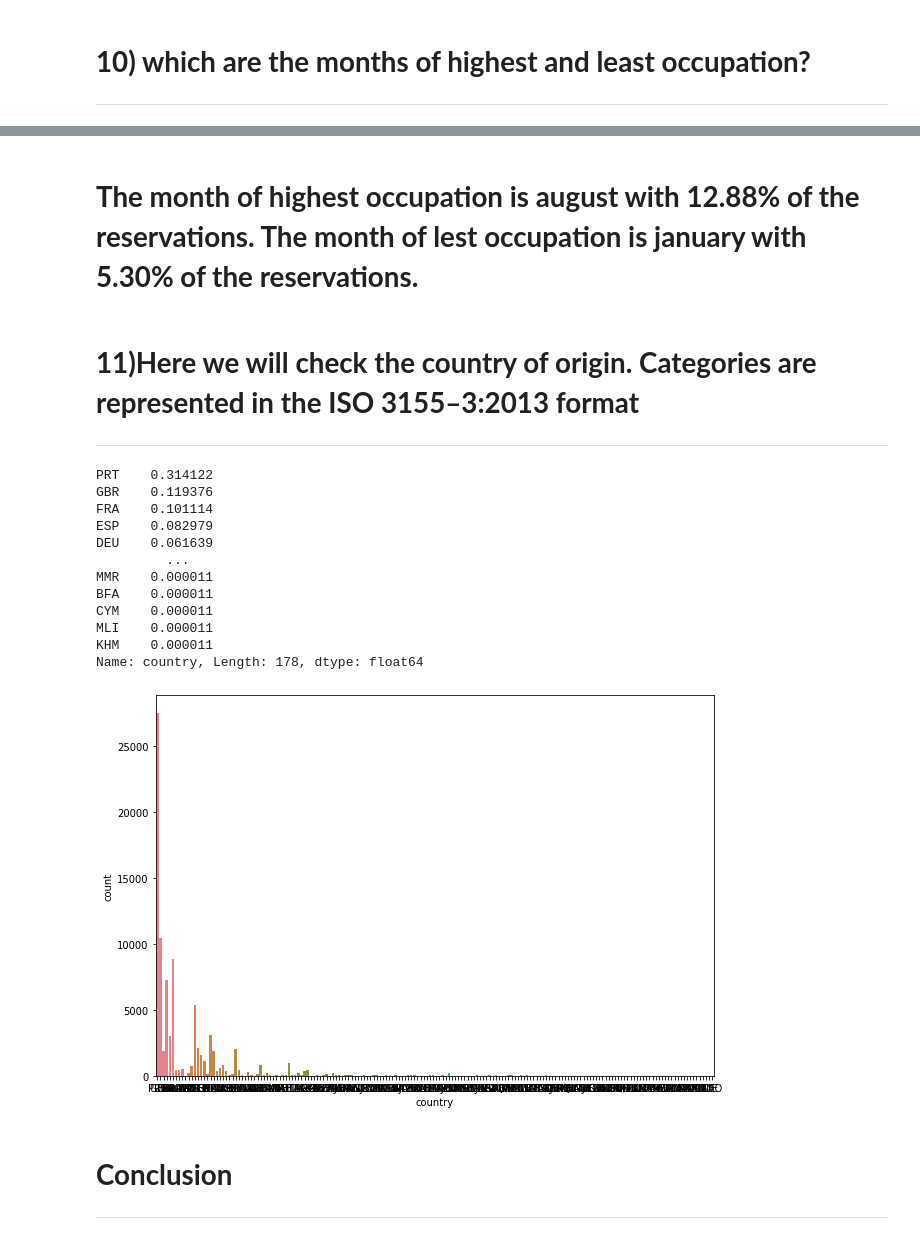
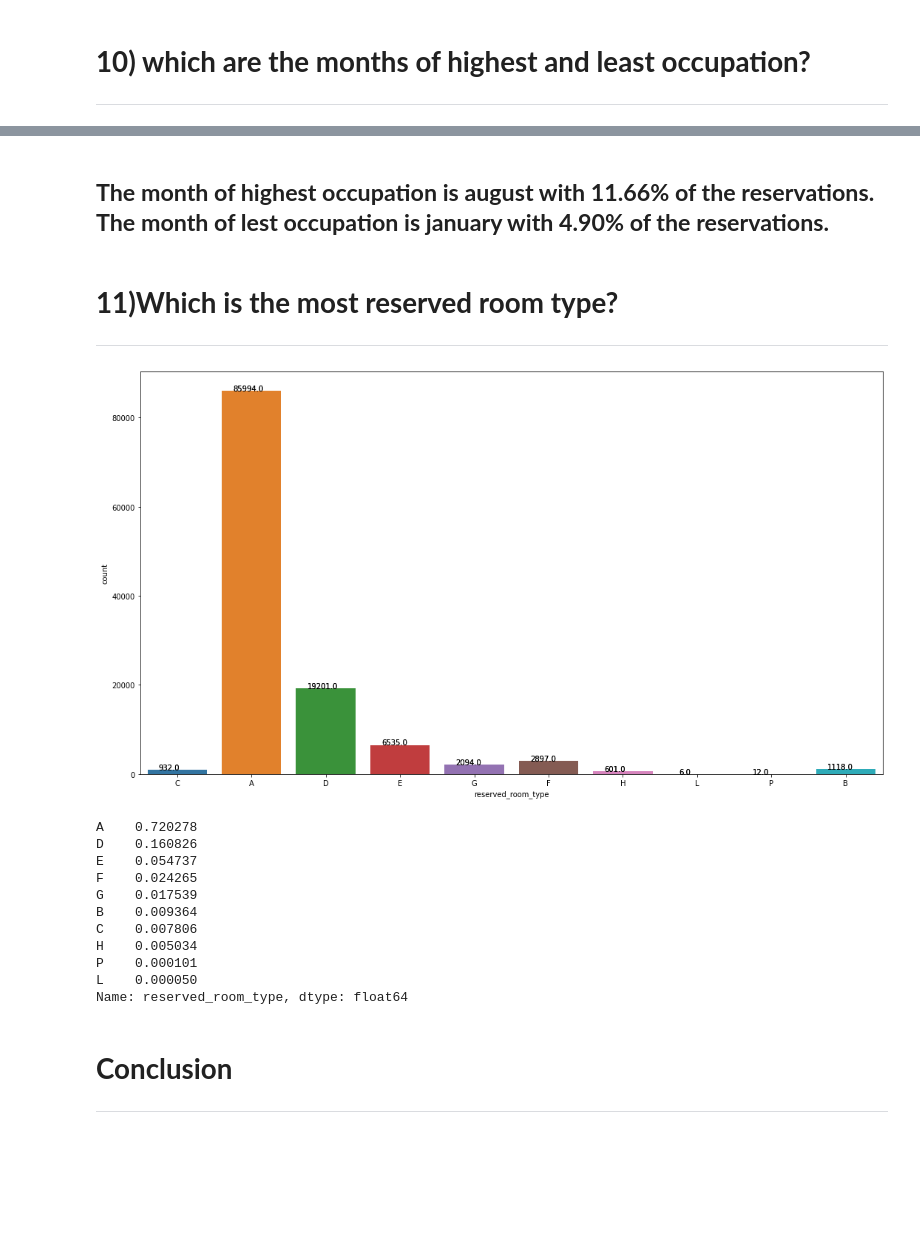
Before and after one commit to pratikghodke777/Hotel-Booking-Analysis---Capstone-Project-, a Jupyter notebook: Hotel_Booking_Analysis_Capstone_Project_(1).ipynb, the cells around one changed output, grey strips where cells are left out. Saved outputs shown, nothing was run; the diff lists cells and outputs as text; code cells hidden in the pictures; blank space fills up the shorter version.

```diff
--- a/Hotel_Booking_Analysis_Capstone_Project_(1).ipynb
+++ b/Hotel_Booking_Analysis_Capstone_Project_(1).ipynb
@@ -540,31 +550,33 @@ January      0.053698
 Name: arrival_date_month, dtype: float64
 # %% [markdown]
-# **The month of highest occupation is august with 12.88% of the reservations. The month of lest occupation is january with 5.30% of the reservations.**
+## **The month of highest occupation is august with 11.66% of the reservations. The month of lest occupation is january with 4.90% of the reservations.**
-# %% [markdown]
-# **11)Here we will check the country of origin. Categories are represented in the ISO 3155–3:2013 format**
-
----
+# %% [markdown]
+# **11)Which is the most reserved room type?**
+
+---
+# %%
+DF.reserved_room_type.value_counts()
+plt.figure(figsize=(18,10))
+sns.countplot(DF['reserved_room_type'], palette='husl')
+ax = sns.countplot(x="reserved_room_type", data=DF)
+for p in ax.patches:
+   ax.annotate('{:.1f}'.format(p.get_height()), (p.get_x()+0.15, p.get_height()+0.90))
+# %% [output]
+[figure, added]
 # %%
-DF.country.value_counts(normalize=True)
+DF.reserved_room_type.value_counts(normalize=True)
 # %% [output]
-PRT    0.314122
-GBR    0.119376
-FRA    0.101114
-ESP    0.082979
-DEU    0.061639
-         ...
-MMR    0.000011
-BFA    0.000011
-CYM    0.000011
-MLI    0.000011
-KHM    0.000011
-Name: country, Length: 178, dtype: float64
+A    0.720278
+D    0.160826
+E    0.054737
+F    0.024265
+G    0.017539
+B    0.009364
+C    0.007806
+H    0.005034
+P    0.000101
+L    0.000050
+Name: reserved_room_type, dtype: float64
-# %%
-plt.figure(figsize=(10,7))
-sns.countplot(DF['country'], palette='husl')
-plt.show()
-# %% [output]
-[figure, removed]
 # %% [markdown]
 # **Conclusion**
 
```
Also changed, not shown: parts of 5 cells of this notebook.
